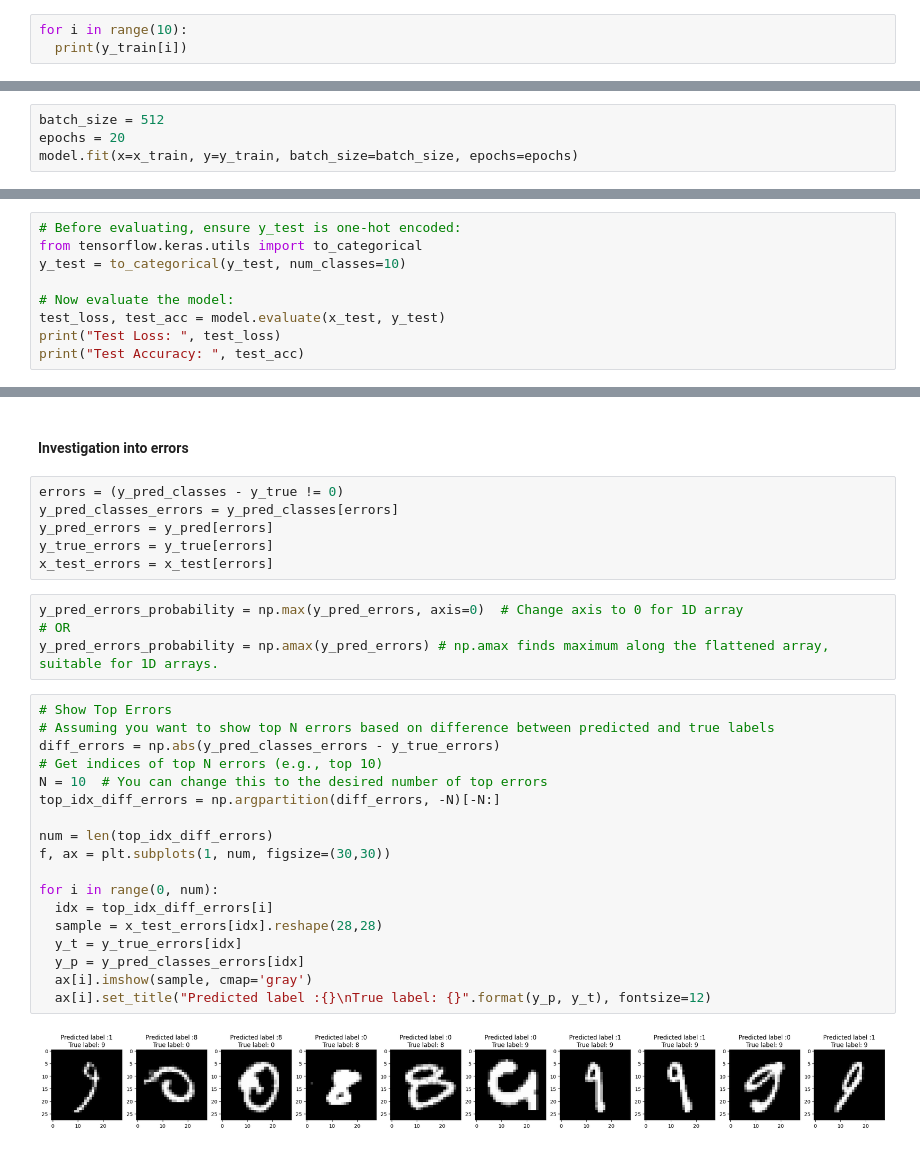
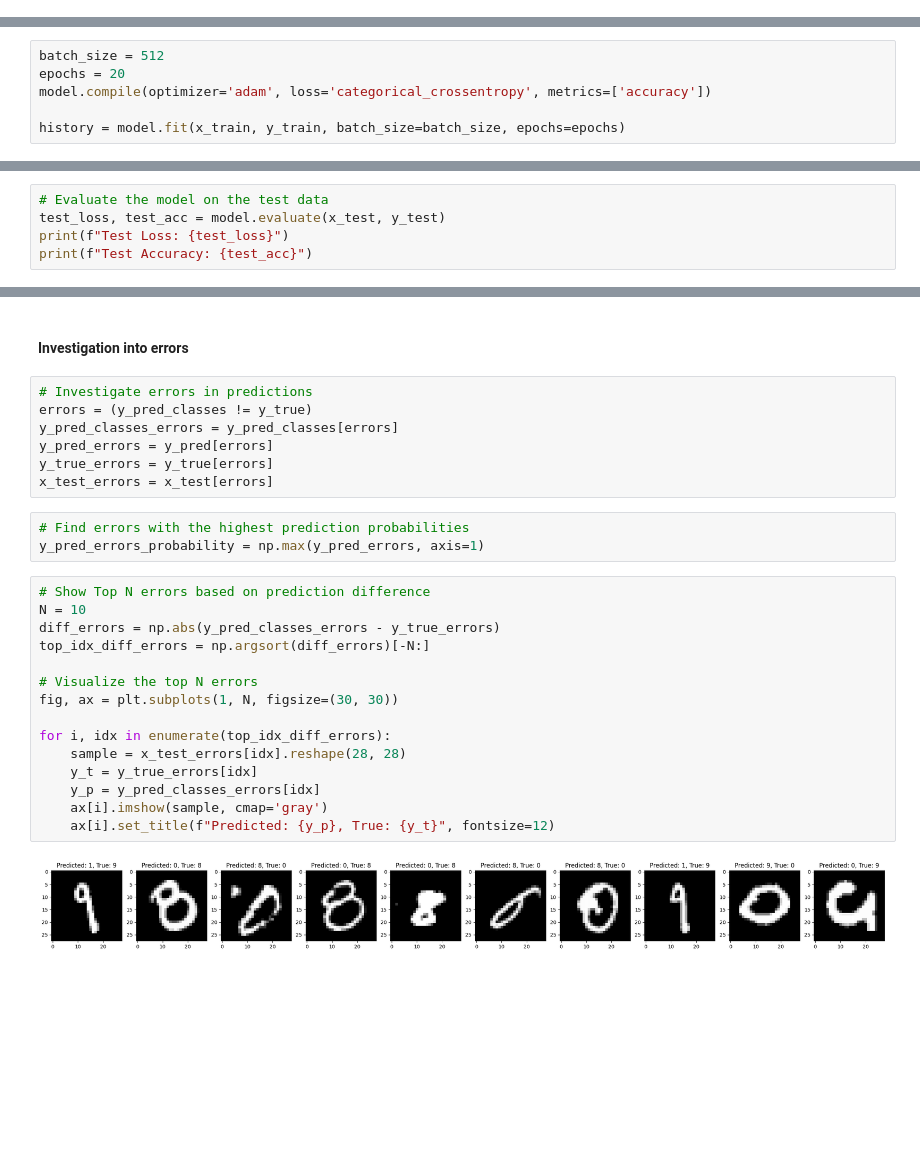
Before and after one commit to okeefey/MNIST-Digits-classification, a Jupyter notebook: MNIST_Digits_classification.ipynb, the cells around one changed output, grey strips where cells are left out. Drawn from its saved outputs; the diff is of its cells as text; blank space fills up the shorter version.

```diff
--- a/MNIST_Digits_classification.ipynb
+++ b/MNIST_Digits_classification.ipynb
@@ -44,3 +48,0 @@ for i in range (0, num_classes):
-# %%
-for i in range(10):
-  print(y_train[i])
@@ -120,6 +132,8 @@ Model: "sequential_7"
 # %%
 batch_size = 512
 epochs = 20
-model.fit(x=x_train, y=y_train, batch_size=batch_size, epochs=epochs)
+model.compile(optimizer='adam', loss='categorical_crossentropy', metrics=['accuracy'])
+
+history = model.fit(x_train, y_train, batch_size=batch_size, epochs=epochs)
 # %% [output]
 Epoch 1/20
@@ -143,12 +156,8 @@ Epoch 20/20
 # %% [markdown]
 # Evaluate performance
 # %%
-# Before evaluating, ensure y_test is one-hot encoded:
-from tensorflow.keras.utils import to_categorical
-y_test = to_categorical(y_test, num_classes=10)
-
-# Now evaluate the model:
+# Evaluate the model on the test data
 test_loss, test_acc = model.evaluate(x_test, y_test)
-print("Test Loss: ", test_loss)
-print("Test Accuracy: ", test_acc)
+print(f"Test Loss: {test_loss}")
+print(f"Test Accuracy: {test_acc}")
 # %% [output]
@@ -207,32 +209,29 @@ ax.set_title('Confusion Matrix');
 # %% [markdown]
 #### Investigation into errors
 # %%
-errors = (y_pred_classes - y_true != 0)
+# Investigate errors in predictions
+errors = (y_pred_classes != y_true)
 y_pred_classes_errors = y_pred_classes[errors]
 y_pred_errors = y_pred[errors]
 y_true_errors = y_true[errors]
 x_test_errors = x_test[errors]
-# %%
-y_pred_errors_probability = np.max(y_pred_errors, axis=0)  # Change axis to 0 for 1D array
-# OR
-y_pred_errors_probability = np.amax(y_pred_errors) # np.amax finds maximum along the flattened array, suitable for 1D arrays.
+# %%
+# Find errors with the highest prediction probabilities
+y_pred_errors_probability = np.max(y_pred_errors, axis=1)
 # %%
-# Show Top Errors
-# Assuming you want to show top N errors based on difference between predicted and true labels
+# Show Top N errors based on prediction difference
+N = 10
 diff_errors = np.abs(y_pred_classes_errors - y_true_errors)
-# Get indices of top N errors (e.g., top 10)
-N = 10  # You can change this to the desired number of top errors
-top_idx_diff_errors = np.argpartition(diff_errors, -N)[-N:]
+top_idx_diff_errors = np.argsort(diff_errors)[-N:]
 
-num = len(top_idx_diff_errors)
-f, ax = plt.subplots(1, num, figsize=(30,30))
+# Visualize the top N errors
+fig, ax = plt.subplots(1, N, figsize=(30, 30))
 
-for i in range(0, num):
-  idx = top_idx_diff_errors[i]
-  sample = x_test_errors[idx].reshape(28,28)
-  y_t = y_true_errors[idx]
-  y_p = y_pred_classes_errors[idx]
-  ax[i].imshow(sample, cmap='gray')
-  ax[i].set_title("Predicted label :{}\nTrue label: {}".format(y_p, y_t), fontsize=12)
+for i, idx in enumerate(top_idx_diff_errors):
+    sample = x_test_errors[idx].reshape(28, 28)
+    y_t = y_true_errors[idx]
+    y_p = y_pred_classes_errors[idx]
+    ax[i].imshow(sample, cmap='gray')
+    ax[i].set_title(f"Predicted: {y_p}, True: {y_t}", fontsize=12)
 # %% [output]
-[figure, old version]
+[figure, new version]
```
Also changed, not shown: parts of 14 cells of this notebook.
